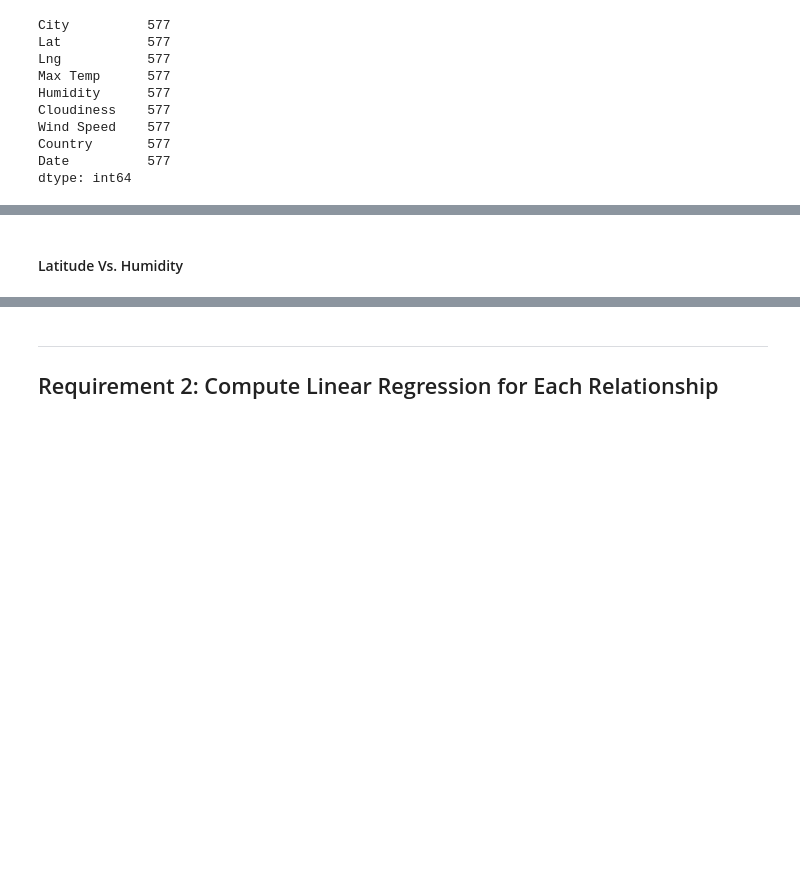
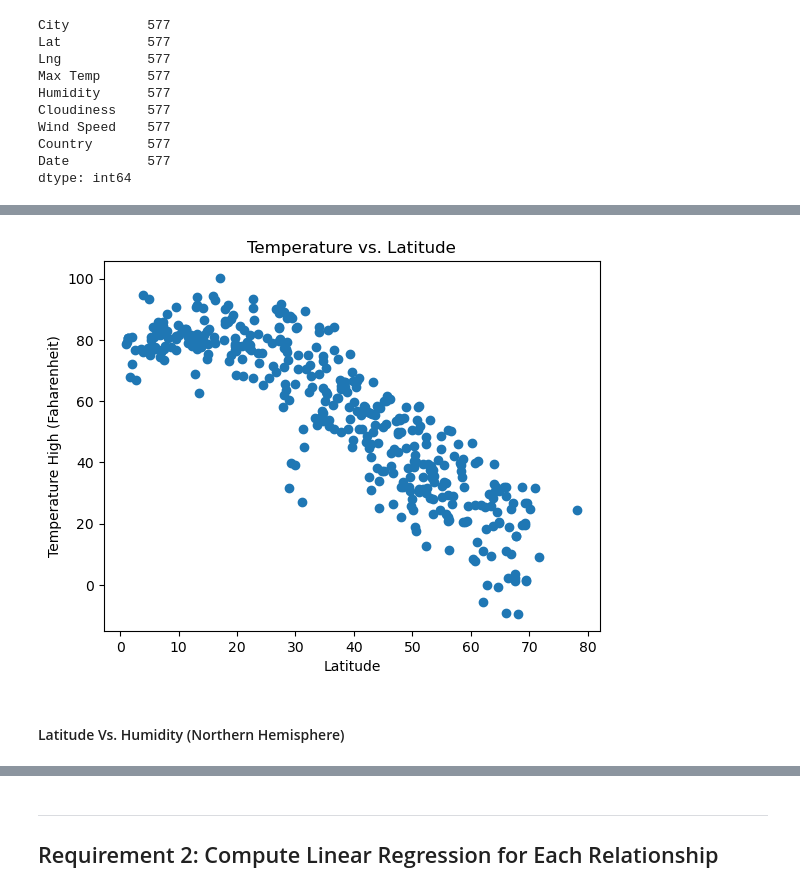
Before and after one commit to Shakermaker001/python-API-challenge, a Jupyter notebook: WeatherPy.ipynb, the cells around one changed output, grey strips where cells are left out. Cells and saved outputs as stored; diff of their text form; code cells hidden in the pictures; blank space fills up the shorter version.

```diff
--- a/WeatherPy.ipynb
+++ b/WeatherPy.ipynb
@@ -204,2 +202,17 @@ plt.show()
+# %%
+
+x_axis = northern_hemisphere['Lat']
+y_axis = northern_hemisphere['Max Temp']
+
+plt.scatter(x_axis,y_axis)
+plt.ylabel('Temperature High (Faharenheit)')
+plt.xlabel('Latitude')
+plt.title('Temperature vs. Latitude')
+
+plt.savefig('../python-API-challenge/output_data/Fig1.png')
+
+plt.show()
+# %% [output]
+[figure, added]
 # %% [markdown]
-#### Latitude Vs. Humidity
+#### Latitude Vs. Humidity (Northern Hemisphere)
```
Also changed, not shown: parts of 43 cells of this notebook, 1 other file.
